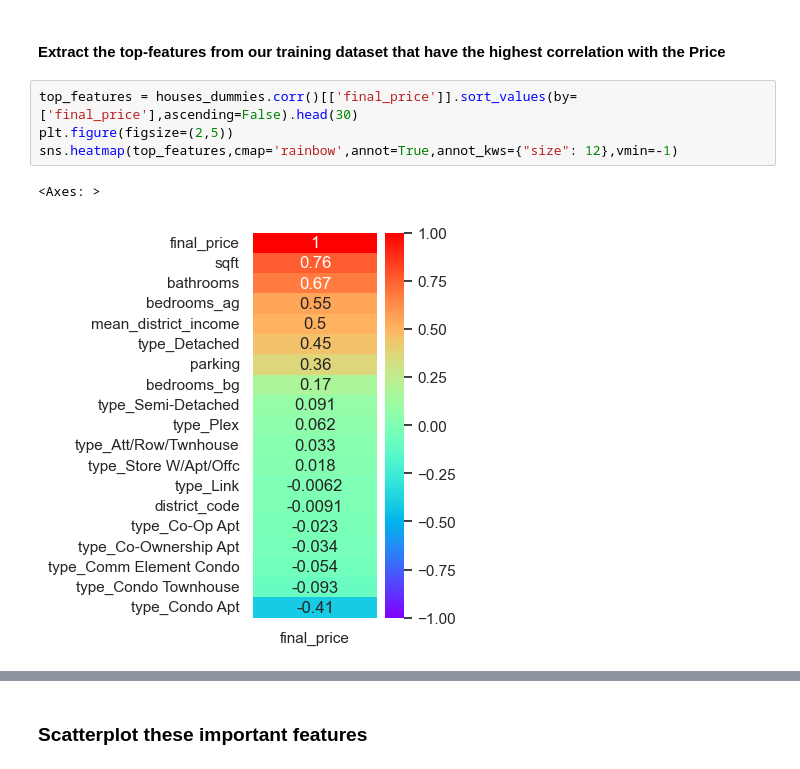
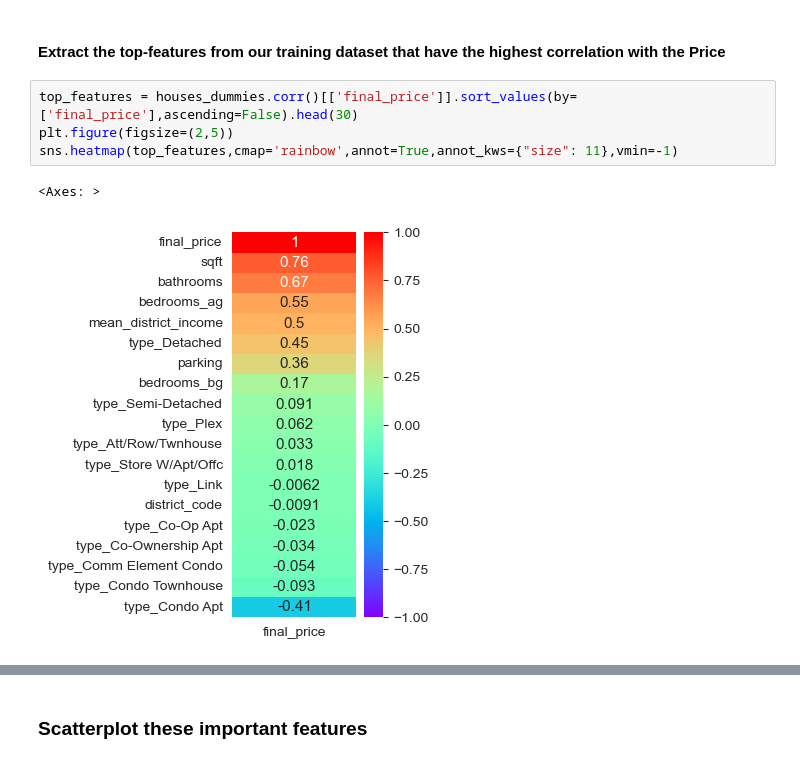
Before and after one commit to ednaldogoncalves/GBC-DeepLearning1, a Jupyter notebook: data/CanadaHousePrice.ipynb, the cells around one changed output, grey strips where cells are left out. Saved outputs shown, nothing was run; the diff lists cells and outputs as text.

```diff
--- a/data/CanadaHousePrice.ipynb
+++ b/data/CanadaHousePrice.ipynb
@@ -163,10 +165,10 @@ plt.show()
 # %%
 top_features = houses_dummies.corr()[['final_price']].sort_values(by=['final_price'],ascending=False).head(30)
 plt.figure(figsize=(2,5))
-sns.heatmap(top_features,cmap='rainbow',annot=True,annot_kws={"size": 12},vmin=-1)
+sns.heatmap(top_features,cmap='rainbow',annot=True,annot_kws={"size": 11},vmin=-1)
 # %% [output]
 <Axes: >
-[figure, old version]
+[figure, new version]
 # %%
 # Create features Heatmap to see how feature are correlated
 
```
Also changed, not shown: parts of 32 cells of this notebook.
